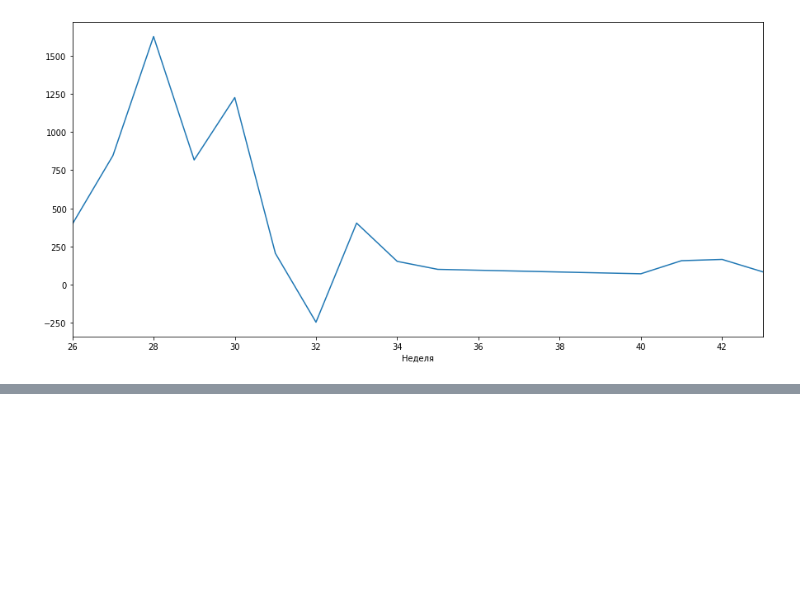
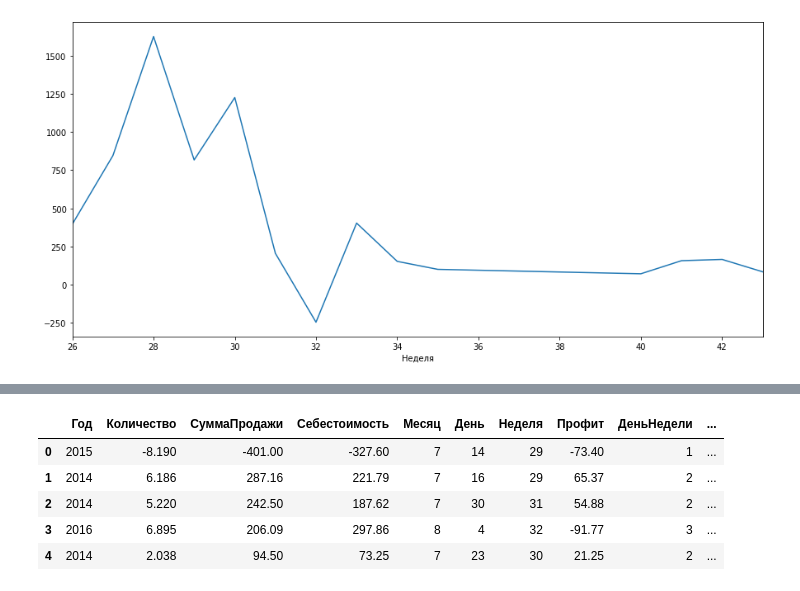
Before and after one commit to gulchitai/terver, a Jupyter notebook: Lesson8/course_project_2_0.ipynb, the cells around one changed output, grey strips where cells are left out. Drawn from its saved outputs; the diff is of its cells as text; code cells hidden in the pictures; blank space fills up the shorter version.

```diff
--- a/Lesson8/course_project_2_0.ipynb
+++ b/Lesson8/course_project_2_0.ipynb
@@ -99,0 +134,10 @@ df.groupby(['Неделя']).sum()['Профит'].plot(ax = ax)
+# %%
+df = df.select_dtypes(include = ['float64', 'int64'])
+df.head()
+# %% [output]
+|  | Год | Количество | СуммаПродажи | Себестоимость | Месяц | День | Неделя | Профит | ДеньНедели | ... |
+| 0 | 2015 | -8.190 | -401.00 | -327.60 | 7 | 14 | 29 | -73.40 | 1 | ... |
+| 1 | 2014 | 6.186 | 287.16 | 221.79 | 7 | 16 | 29 | 65.37 | 2 | ... |
+| 2 | 2014 | 5.220 | 242.50 | 187.62 | 7 | 30 | 31 | 54.88 | 2 | ... |
+| 3 | 2016 | 6.895 | 206.09 | 297.86 | 8 | 4 | 32 | -91.77 | 3 | ... |
+| 4 | 2014 | 2.038 | 94.50 | 73.25 | 7 | 23 | 30 | 21.25 | 2 | ... |
```
Also changed, not shown: parts of 12 cells of this notebook.
